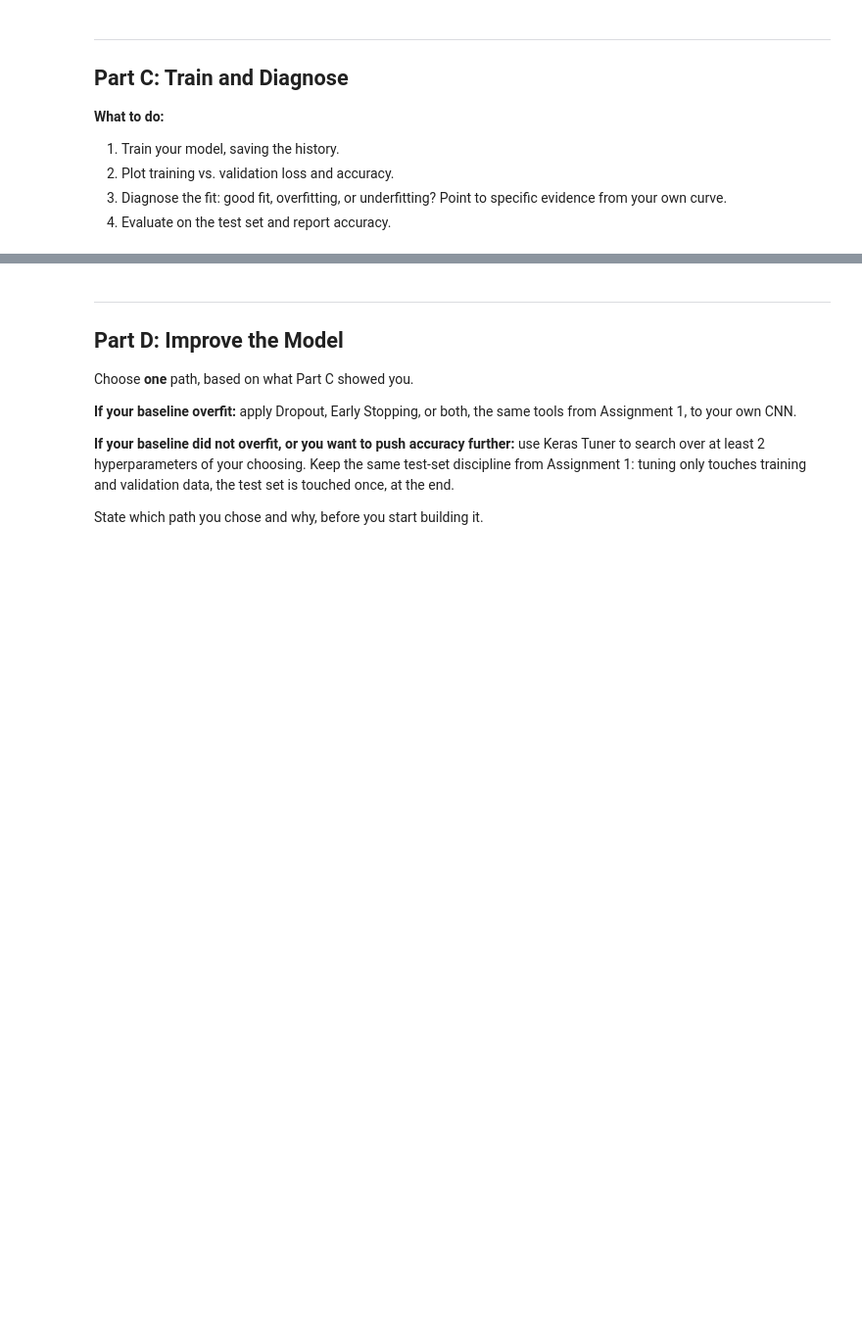
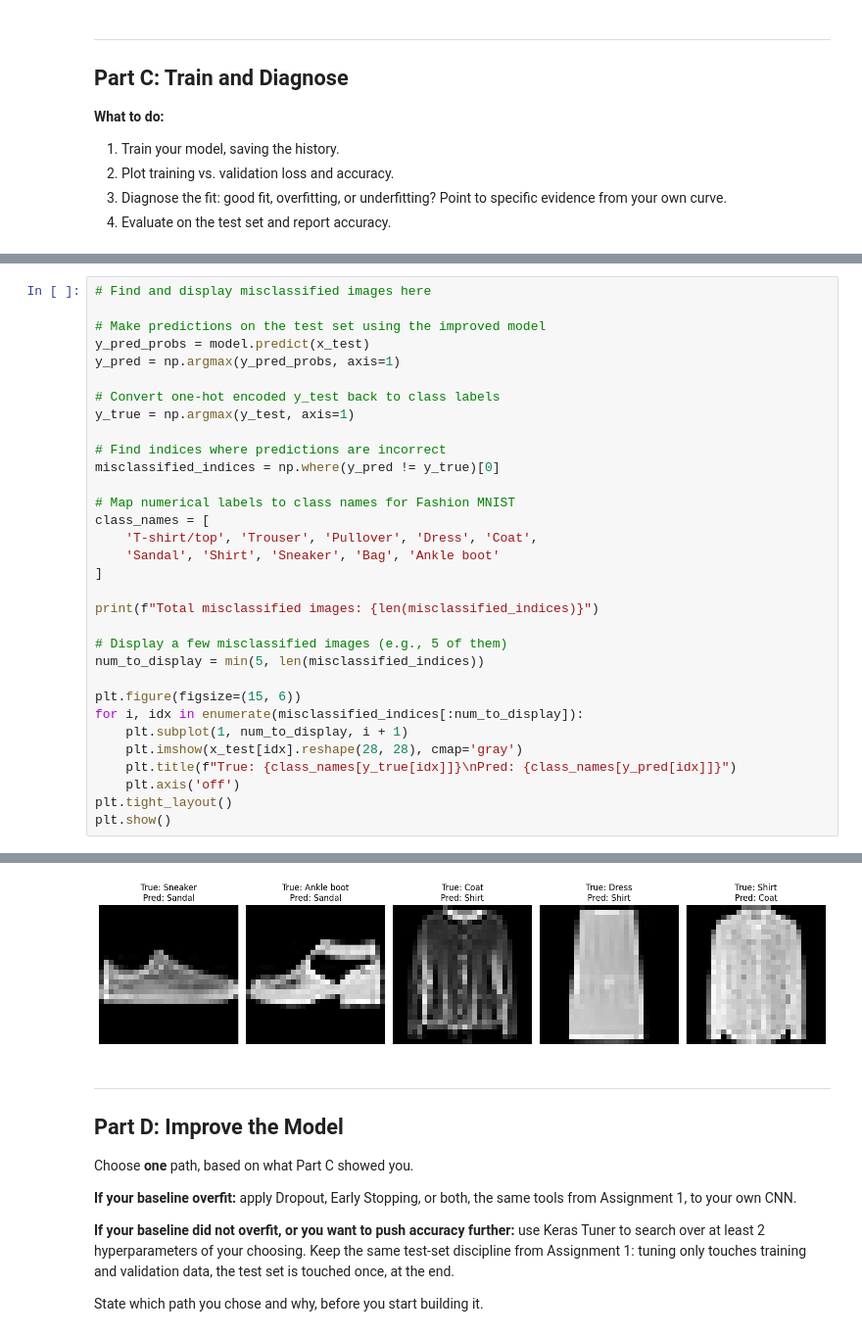
Before and after one commit to Qwertoses/IT480-FA26, a Jupyter notebook: Lab2/Lab2_CNN_PetFinder_Starter.ipynb, the cells around one changed output, grey strips where cells are left out. Shown at 98% size. Drawn from its saved outputs; the diff is of its cells as text; blank space fills up the shorter version.

```diff
--- a/Lab2/Lab2_CNN_PetFinder_Starter.ipynb
+++ b/Lab2/Lab2_CNN_PetFinder_Starter.ipynb
@@ -167,0 +197,33 @@ plot_history(history, "CNN", show_accuracy=True)
+# %%
+# Find and display misclassified images here
+
+# Make predictions on the test set using the improved model
+y_pred_probs = model.predict(x_test)
+y_pred = np.argmax(y_pred_probs, axis=1)
+
+# Convert one-hot encoded y_test back to class labels
+y_true = np.argmax(y_test, axis=1)
+
+# Find indices where predictions are incorrect
+misclassified_indices = np.where(y_pred != y_true)[0]
+
+# Map numerical labels to class names for Fashion MNIST
+class_names = [
+    'T-shirt/top', 'Trouser', 'Pullover', 'Dress', 'Coat',
+    'Sandal', 'Shirt', 'Sneaker', 'Bag', 'Ankle boot'
+]
+
+print(f"Total misclassified images: {len(misclassified_indices)}")
+
+# Display a few misclassified images (e.g., 5 of them)
+num_to_display = min(5, len(misclassified_indices))
+
+plt.figure(figsize=(15, 6))
+for i, idx in enumerate(misclassified_indices[:num_to_display]):
+    plt.subplot(1, num_to_display, i + 1)
+    plt.imshow(x_test[idx].reshape(28, 28), cmap='gray')
+    plt.title(f"True: {class_names[y_true[idx]]}\nPred: {class_names[y_pred[idx]]}")
+    plt.axis('off')
+plt.tight_layout()
+plt.show()
+# %% [output]
@@ -168,3 +232,4 @@ plot_history(history, "CNN", show_accuracy=True)
+[figure, added]
 # %% [markdown]
 ---
 ## Part D: Improve the Model
```
Also changed, not shown: parts of 22 cells of this notebook.
